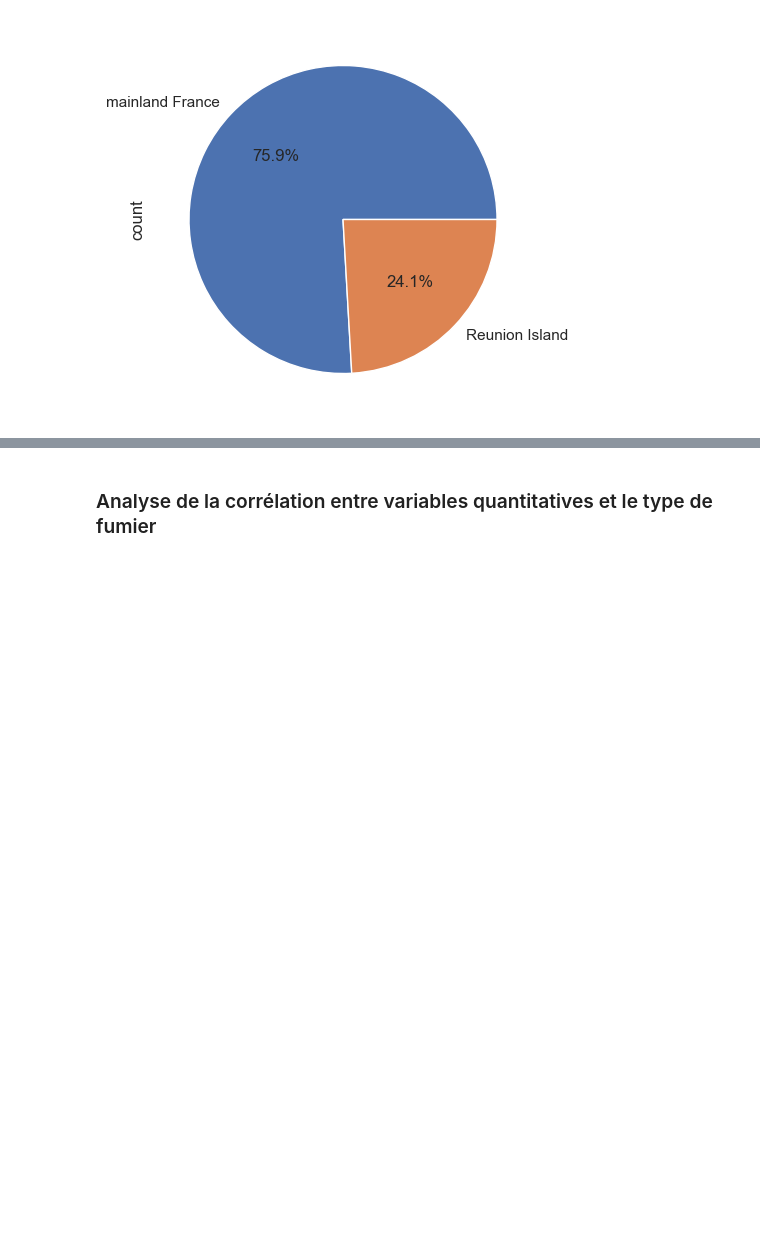
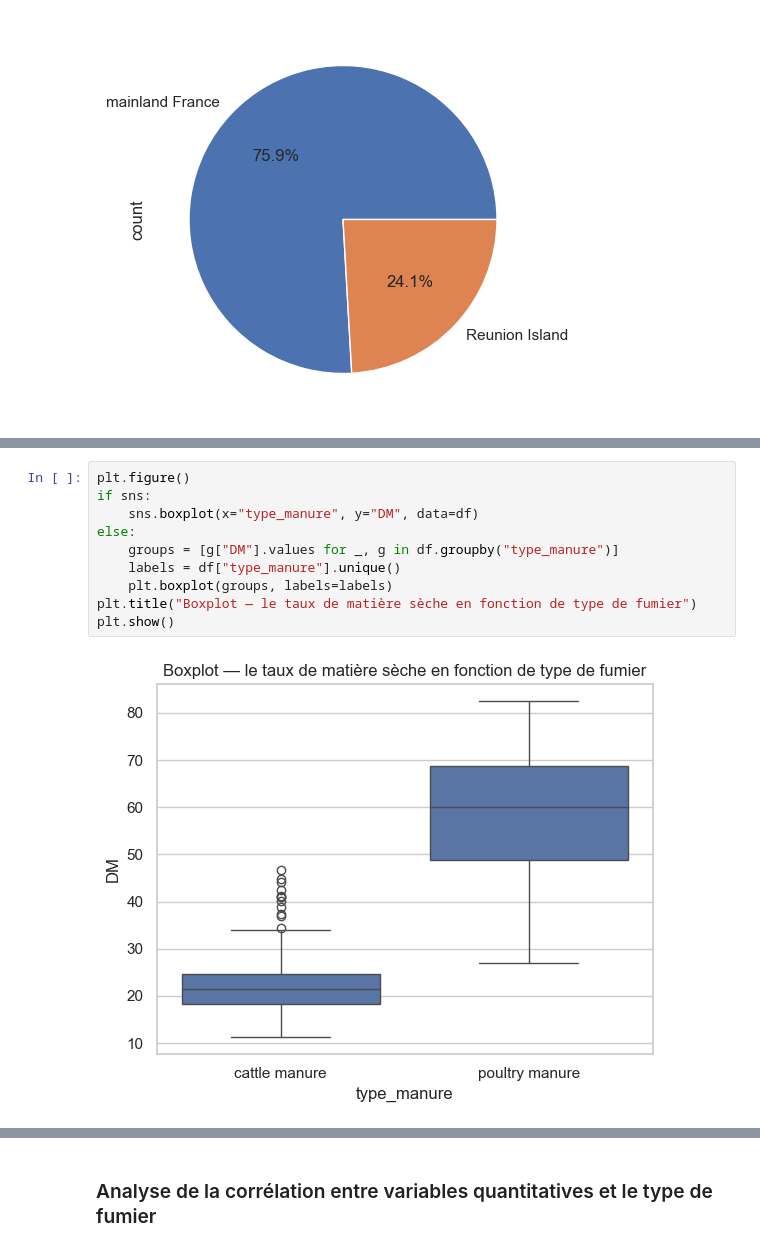
Before and after one commit to BigDwelcome/NIR-spectra_of_manure, a Jupyter notebook: Manure_Project.ipynb, the cells around one changed output, grey strips where cells are left out. Cells and saved outputs as stored; diff of their text form; blank space fills up the shorter version.

```diff
--- a/Manure_Project.ipynb
+++ b/Manure_Project.ipynb
@@ -367,0 +485,12 @@ On remarque une faible corrélation linéaire entre MgO et K2O, une corrélation
+# %%
+plt.figure()
+if sns:
+    sns.boxplot(x="type_manure", y="DM", data=df)
+else:
+    groups = [g["DM"].values for _, g in df.groupby("type_manure")]
+    labels = df["type_manure"].unique()
+    plt.boxplot(groups, labels=labels)
+plt.title("Boxplot — le taux de matière sèche en fonction de type de fumier")
+plt.show()
+# %% [output]
+[figure, added]
```
Also changed, not shown: parts of 55 cells of this notebook.
